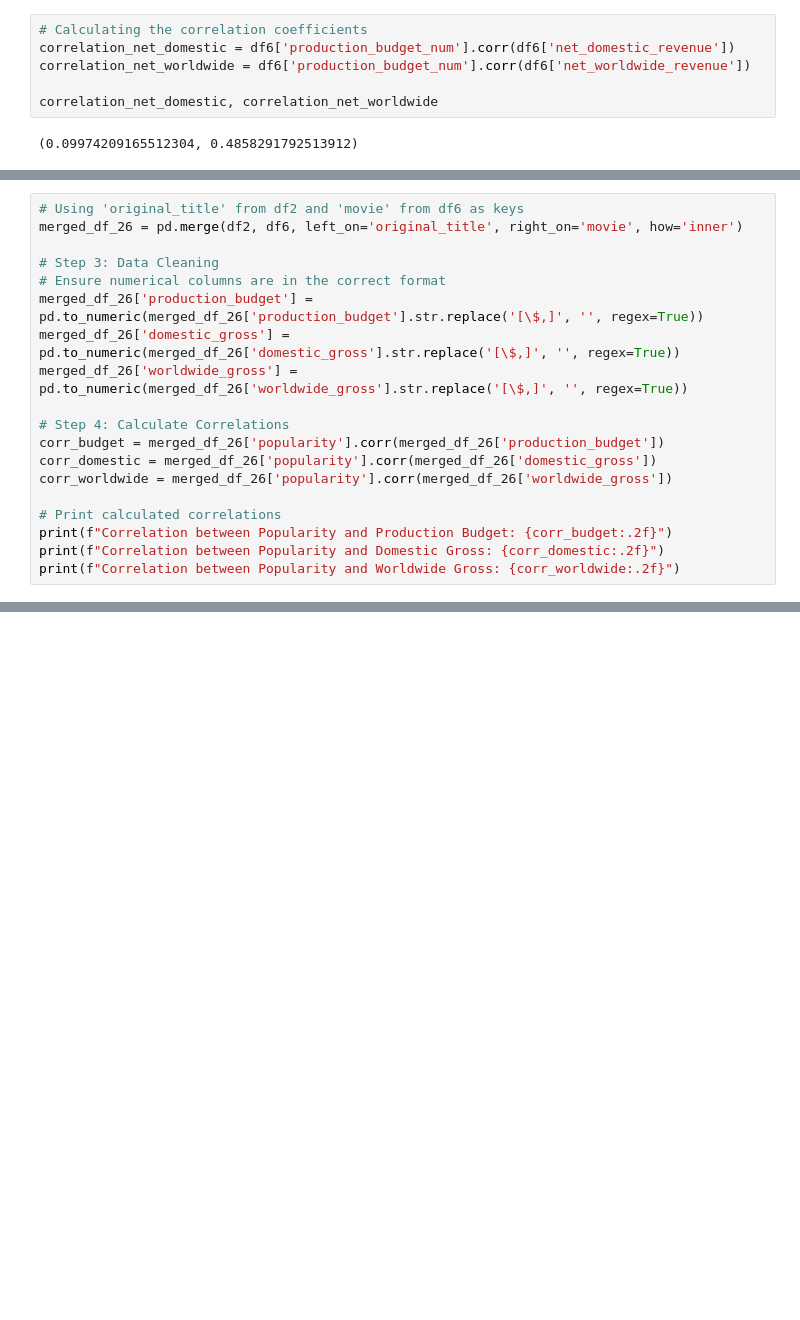
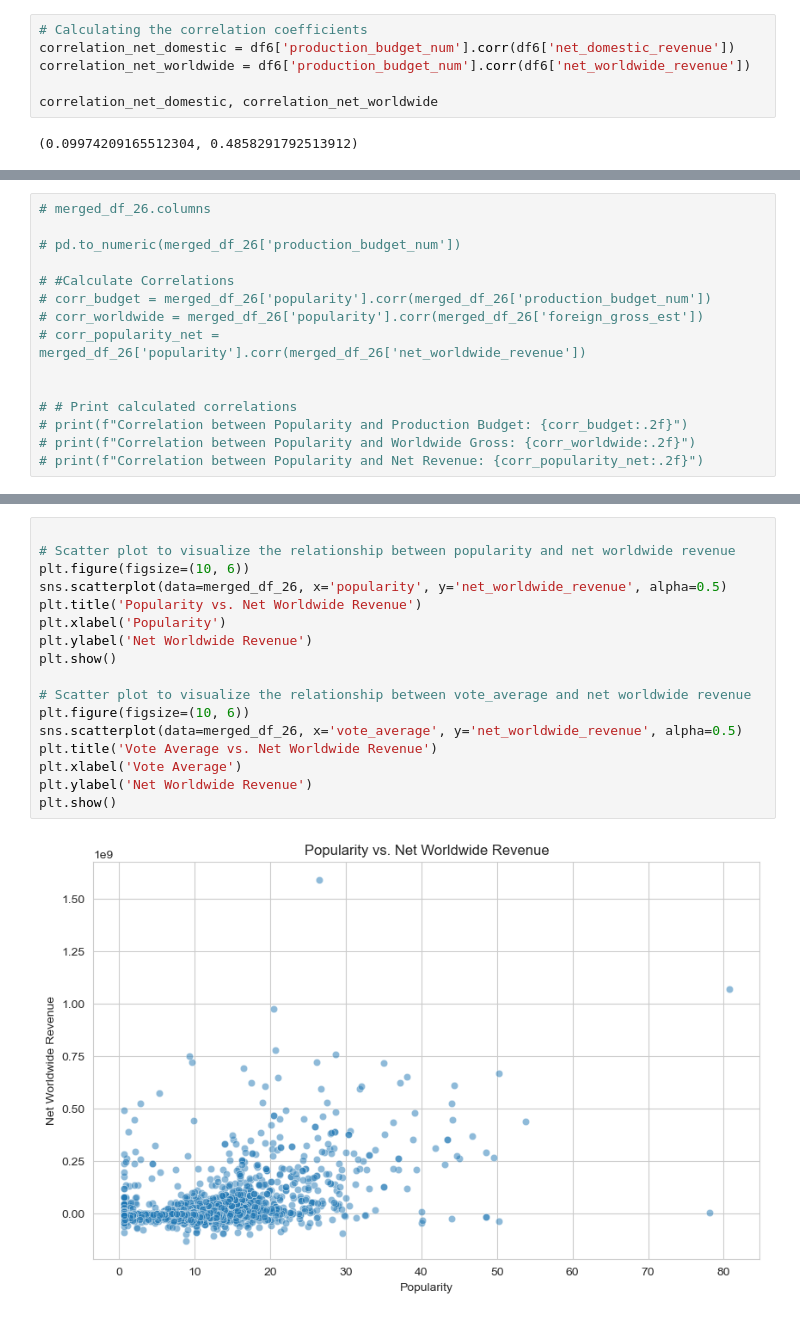
Before and after one commit to MMarinelis/Dat8-project-1, a Jupyter notebook: Movie Analysis-1 copy.ipynb, the cells around one changed output, grey strips where cells are left out. Drawn from its saved outputs; the diff is of its cells as text; blank space fills up the shorter version.

```diff
--- a/Movie Analysis-1 copy.ipynb
+++ b/Movie Analysis-1 copy.ipynb
@@ -531,20 +412,16 @@ day_group = df2.groupby('release_day').agg(
 # %%
-# Using 'original_title' from df2 and 'movie' from df6 as keys
-merged_df_26 = pd.merge(df2, df6, left_on='original_title', right_on='movie', how='inner')
+# merged_df_26.columns
 
-# Step 3: Data Cleaning
-# Ensure numerical columns are in the correct format
-merged_df_26['production_budget'] = pd.to_numeric(merged_df_26['production_budget'].str.replace('[\$,]', '', regex=True))
-merged_df_26['domestic_gross'] = pd.to_numeric(merged_df_26['domestic_gross'].str.replace('[\$,]', '', regex=True))
-merged_df_26['worldwide_gross'] = pd.to_numeric(merged_df_26['worldwide_gross'].str.replace('[\$,]', '', regex=True))
+# pd.to_numeric(merged_df_26['production_budget_num'])
 
-# Step 4: Calculate Correlations
-corr_budget = merged_df_26['popularity'].corr(merged_df_26['production_budget'])
-corr_domestic = merged_df_26['popularity'].corr(merged_df_26['domestic_gross'])
-corr_worldwide = merged_df_26['popularity'].corr(merged_df_26['worldwide_gross'])
+# #Calculate Correlations
+# corr_budget = merged_df_26['popularity'].corr(merged_df_26['production_budget_num'])
+# corr_worldwide = merged_df_26['popularity'].corr(merged_df_26['foreign_gross_est'])
+# corr_popularity_net = merged_df_26['popularity'].corr(merged_df_26['net_worldwide_revenue'])
 
-# Print calculated correlations
-print(f"Correlation between Popularity and Production Budget: {corr_budget:.2f}")
-print(f"Correlation between Popularity and Domestic Gross: {corr_domestic:.2f}")
-print(f"Correlation between Popularity and Worldwide Gross: {corr_worldwide:.2f}")
+
+# # Print calculated correlations
+# print(f"Correlation between Popularity and Production Budget: {corr_budget:.2f}")
+# print(f"Correlation between Popularity and Worldwide Gross: {corr_worldwide:.2f}")
+# print(f"Correlation between Popularity and Net Revenue: {corr_popularity_net:.2f}")
 # %% [output]
@@ -685,0 +432,19 @@ plt.show()
+# %%
+
+# Scatter plot to visualize the relationship between popularity and net worldwide revenue
+plt.figure(figsize=(10, 6))
+sns.scatterplot(data=merged_df_26, x='popularity', y='net_worldwide_revenue', alpha=0.5)
+plt.title('Popularity vs. Net Worldwide Revenue')
+plt.xlabel('Popularity')
+plt.ylabel('Net Worldwide Revenue')
+plt.show()
+
+# Scatter plot to visualize the relationship between vote_average and net worldwide revenue
+plt.figure(figsize=(10, 6))
+sns.scatterplot(data=merged_df_26, x='vote_average', y='net_worldwide_revenue', alpha=0.5)
+plt.title('Vote Average vs. Net Worldwide Revenue')
+plt.xlabel('Vote Average')
+plt.ylabel('Net Worldwide Revenue')
+plt.show()
+# %% [output]
+[figure, added]
```
Also changed, not shown: parts of 40 cells of this notebook, 3 other files.
